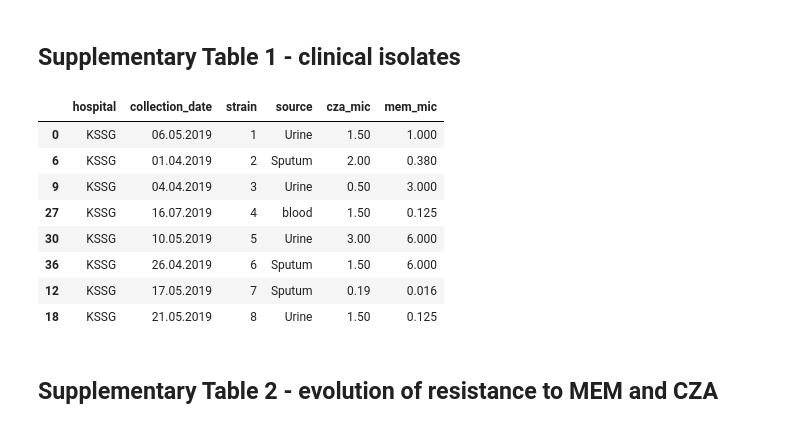
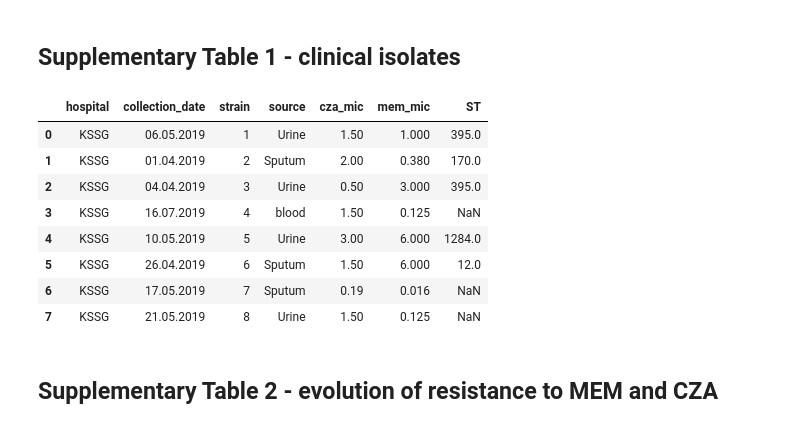
Before and after one commit to zimmmermann-kogadeeva-group/PseudomonasAntibioticsResistance, a Jupyter notebook: main.ipynb, the cells around one changed output. Drawn from its saved outputs; the diff is of its cells as text; code cells hidden in the pictures.

```diff
--- a/main.ipynb
+++ b/main.ipynb
@@ -2405,25 +2902,32 @@ Path("Output/SITables").mkdir(exist_ok=True, parents=True)
 # %% [markdown]
 ## Supplementary Table 1 -  clinical isolates
 # %%
+df_st_res = (
+    pd.read_csv("Data/ST/results.csv", dtype={"strain": str})
+    .assign(strain=lambda x: x.strain.str.replace(".\d$", "", regex=True).replace(strain).astype(str))
+)
+
 df_si_1 = (
     df_mic
     .query("condition == 'P'")
     .get(["hospital", "collection_date", "strain", "source", "cza_mic", "mem_mic"])
     .assign(strain=lambda x: x.strain.str.strip("$").str.slice(0, 1))
     .sort_values("strain")
+    .reset_index(drop=True)
+    .merge(df_st_res, how="left", on="strain")
 )
 df_si_1.to_csv("Output/SITables/si_table_1.csv", index=False)
 df_si_1
 # %% [output]
-|  | hospital | collection_date | strain | source | cza_mic | mem_mic |
-| 0 | KSSG | 06.05.2019 | 1 | Urine | 1.50 | 1.000 |
-| 6 | KSSG | 01.04.2019 | 2 | Sputum | 2.00 | 0.380 |
-| 9 | KSSG | 04.04.2019 | 3 | Urine | 0.50 | 3.000 |
-| 27 | KSSG | 16.07.2019 | 4 | blood | 1.50 | 0.125 |
-| 30 | KSSG | 10.05.2019 | 5 | Urine | 3.00 | 6.000 |
-| 36 | KSSG | 26.04.2019 | 6 | Sputum | 1.50 | 6.000 |
-| 12 | KSSG | 17.05.2019 | 7 | Sputum | 0.19 | 0.016 |
-| 18 | KSSG | 21.05.2019 | 8 | Urine | 1.50 | 0.125 |
+|  | hospital | collection_date | strain | source | cza_mic | mem_mic | ST |
+| 0 | KSSG | 06.05.2019 | 1 | Urine | 1.50 | 1.000 | 395.0 |
+| 1 | KSSG | 01.04.2019 | 2 | Sputum | 2.00 | 0.380 | 170.0 |
+| 2 | KSSG | 04.04.2019 | 3 | Urine | 0.50 | 3.000 | 395.0 |
+| 3 | KSSG | 16.07.2019 | 4 | blood | 1.50 | 0.125 | NaN |
+| 4 | KSSG | 10.05.2019 | 5 | Urine | 3.00 | 6.000 | 1284.0 |
+| 5 | KSSG | 26.04.2019 | 6 | Sputum | 1.50 | 6.000 | 12.0 |
+| 6 | KSSG | 17.05.2019 | 7 | Sputum | 0.19 | 0.016 | NaN |
+| 7 | KSSG | 21.05.2019 | 8 | Urine | 1.50 | 0.125 | NaN |
 # %% [markdown]
 ## Supplementary Table 2 - evolution of resistance to MEM and CZA
 # %%
```
Also changed, not shown: parts of 61 cells of this notebook, 17 other files.
